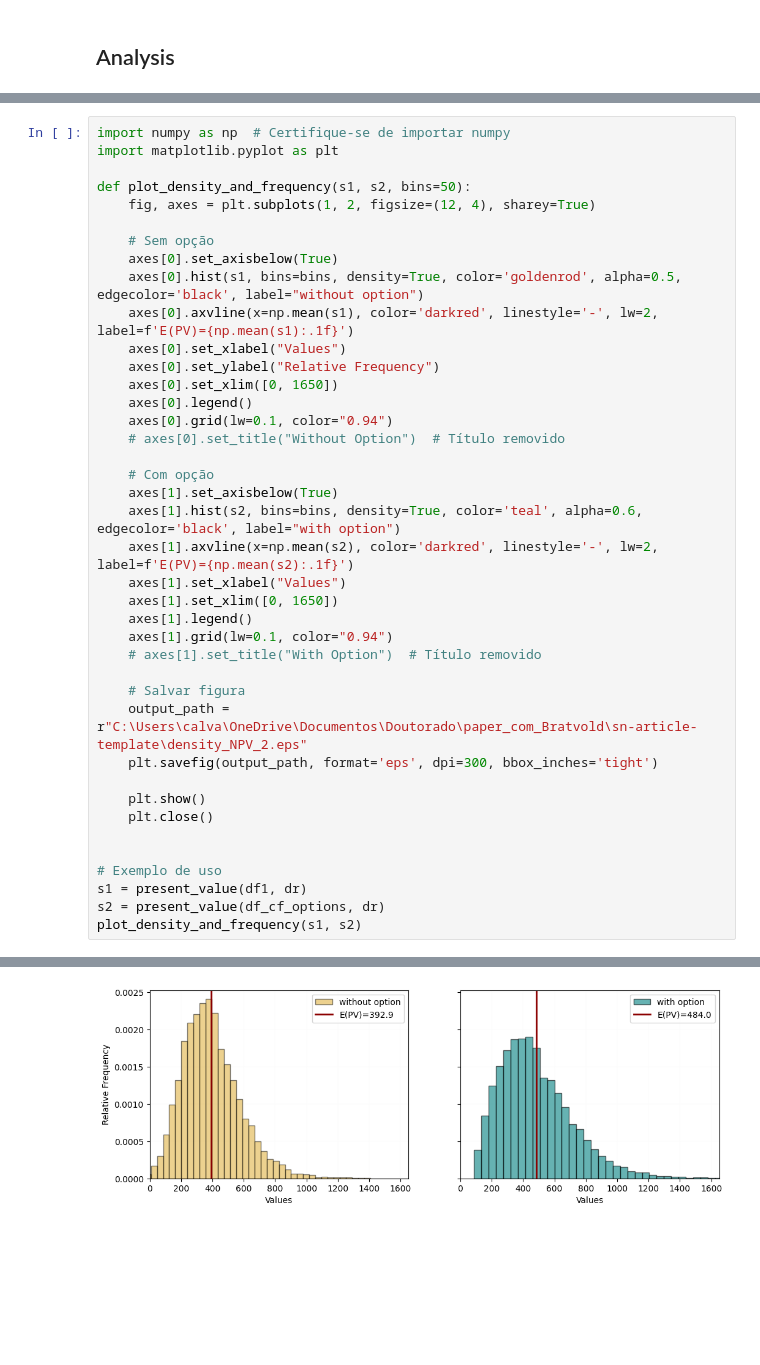
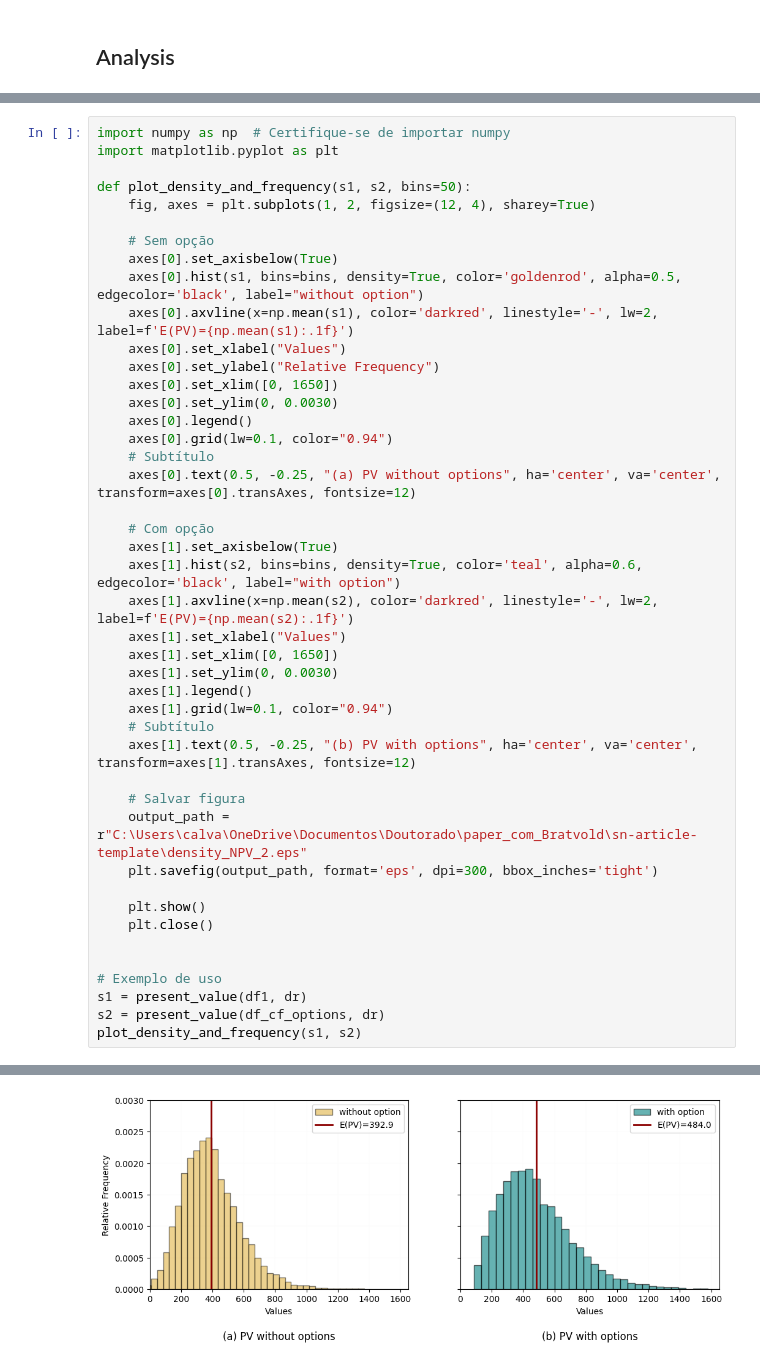
Before and after one commit to Wellington-Carlos/Doutorado, a Jupyter notebook: problem_BDH/main.ipynb, the cells around one changed output, grey strips where cells are left out. Cells and saved outputs as stored; diff of their text form; blank space fills up the shorter version.

```diff
--- a/problem_BDH/main.ipynb
+++ b/problem_BDH/main.ipynb
@@ -254,33 +220,37 @@ def plot_density_and_frequency(s1, s2, bins=50):
     axes[0].axvline(x=np.mean(s1), color='darkred', linestyle='-', lw=2, label=f'E(PV)={np.mean(s1):.1f}')
     axes[0].set_xlabel("Values")
     axes[0].set_ylabel("Relative Frequency")
     axes[0].set_xlim([0, 1650])
+    axes[0].set_ylim(0, 0.0030)
     axes[0].legend()
     axes[0].grid(lw=0.1, color="0.94")
-    # axes[0].set_title("Without Option")  # Título removido
+    # Subtítulo
+    axes[0].text(0.5, -0.25, "(a) PV without options", ha='center', va='center', transform=axes[0].transAxes, fontsize=12)
 
     # Com opção
     axes[1].set_axisbelow(True)
     axes[1].hist(s2, bins=bins, density=True, color='teal', alpha=0.6, edgecolor='black', label="with option")
     axes[1].axvline(x=np.mean(s2), color='darkred', linestyle='-', lw=2, label=f'E(PV)={np.mean(s2):.1f}')
     axes[1].set_xlabel("Values")
     axes[1].set_xlim([0, 1650])
+    axes[1].set_ylim(0, 0.0030)
     axes[1].legend()
     axes[1].grid(lw=0.1, color="0.94")
-    # axes[1].set_title("With Option")  # Título removido
+    # Subtítulo
+    axes[1].text(0.5, -0.25, "(b) PV with options", ha='center', va='center', transform=axes[1].transAxes, fontsize=12)
 
     # Salvar figura
     output_path = r"C:\Users\calva\OneDrive\Documentos\Doutorado\paper_com_Bratvold\sn-article-template\density_NPV_2.eps"
     plt.savefig(output_path, format='eps', dpi=300, bbox_inches='tight')
 
     plt.show()
     plt.close()
 
 
 # Exemplo de uso
 s1 = present_value(df1, dr)
 s2 = present_value(df_cf_options, dr)
 plot_density_and_frequency(s1, s2)
 # %% [output]
 The PostScript backend does not support transparency; partially transparent artists will be rendered opaque.
-[figure, old version]
+[figure, new version]
```
Also changed, not shown: parts of 16 cells of this notebook, 13 other files.
